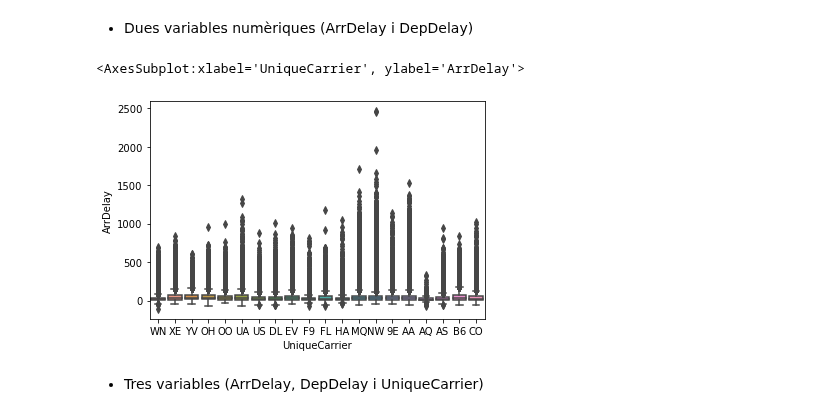
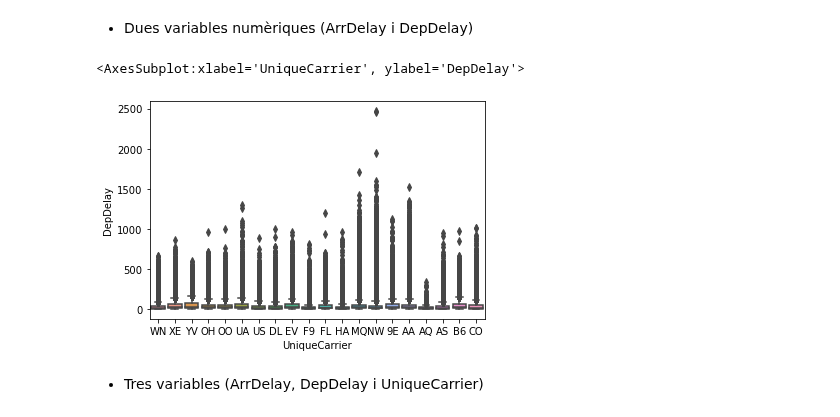
Before and after one commit to jesussantana/visualitzacio_exploratoria, a Jupyter notebook: visualitzacio_exploratoria.ipynb, the cells around one changed output. Saved outputs shown, nothing was run; the diff lists cells and outputs as text; code cells hidden in the pictures.

```diff
--- a/visualitzacio_exploratoria.ipynb
+++ b/visualitzacio_exploratoria.ipynb
@@ -74,10 +74,10 @@ sns.catplot(x = "UniqueCarrier", y = 'ArrDelay', data = DelayedFlightsRaw)
 # %% [markdown]
   - Dues variables numèriques (ArrDelay i DepDelay)
 # %%
-sns.boxplot(x = "UniqueCarrier", y = "ArrDelay", data = DelayedFlightsRaw)
+sns.boxplot(x = "UniqueCarrier", y = "DepDelay", data = DelayedFlightsRaw)
 # %% [output]
-<AxesSubplot:xlabel='UniqueCarrier', ylabel='ArrDelay'>
+<AxesSubplot:xlabel='UniqueCarrier', ylabel='DepDelay'>
-[figure, old version]
+[figure, new version]
 # %% [markdown]
   - Tres variables (ArrDelay, DepDelay i UniqueCarrier)
 # %%
```
Also changed, not shown: parts of 1 cell of this notebook.
